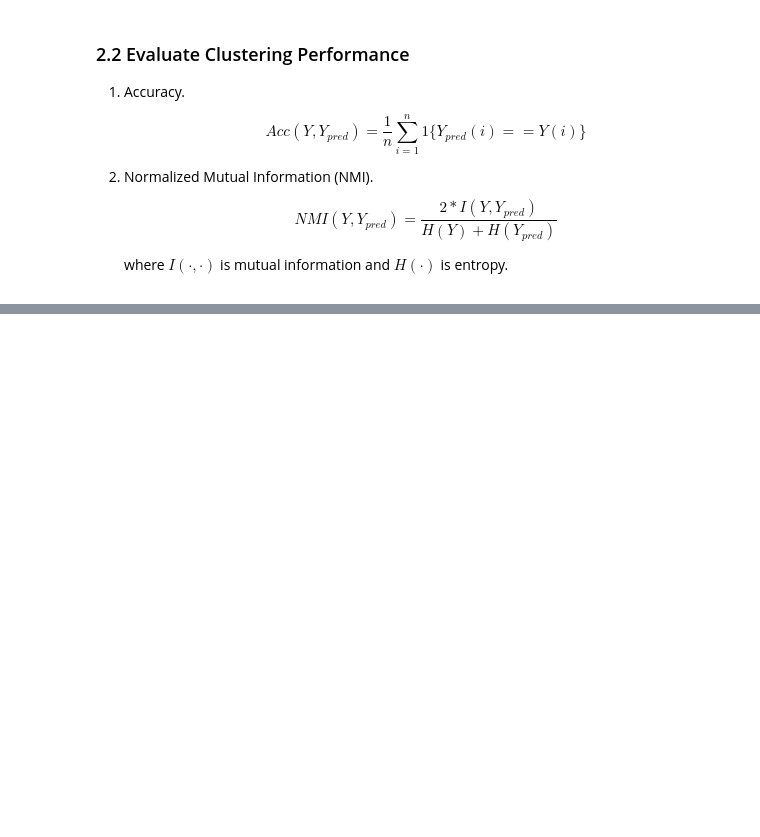
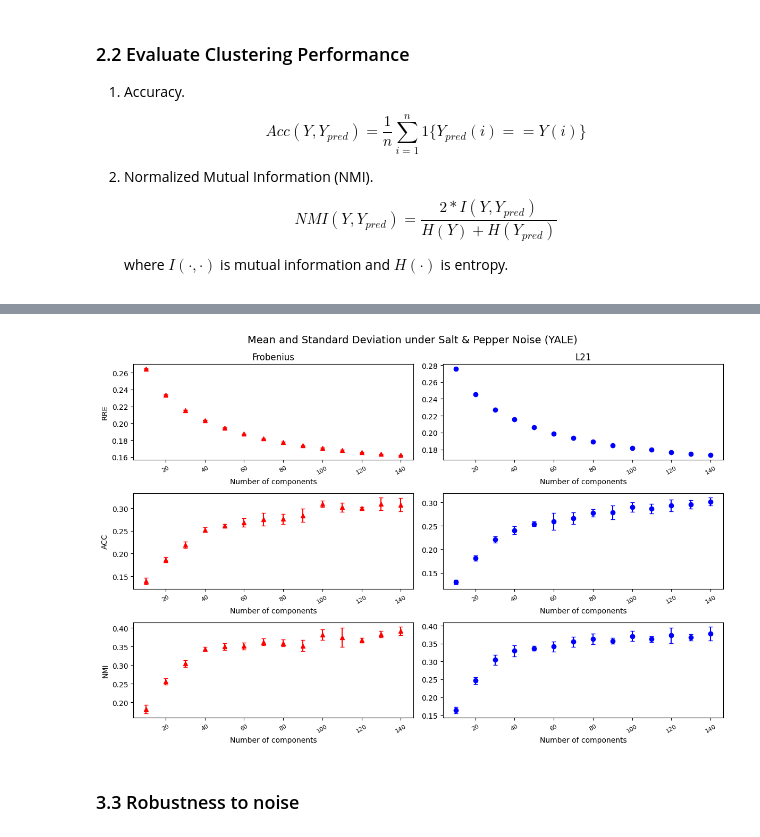
Before and after one commit to jbsaunders/comp5328-assignment-1, a Jupyter notebook: assignment1.ipynb, the cells around one changed output, grey strips where cells are left out. Cells and saved outputs as stored; diff of their text form; code cells hidden in the pictures; blank space fills up the shorter version.

```diff
--- a/assignment1.ipynb
+++ b/assignment1.ipynb
@@ -260,0 +1033,6 @@ Acc(NMI) = 0.5875 (0.7431)
+# %%
+plot_results_deviation(result_rank, x_label, labels, dataset="YALE")
+# %% [output]
+[figure, added]
+# %% [markdown]
+### 3.3 Robustness to noise
```
Also changed, not shown: parts of 42 cells of this notebook, 5 other files.
